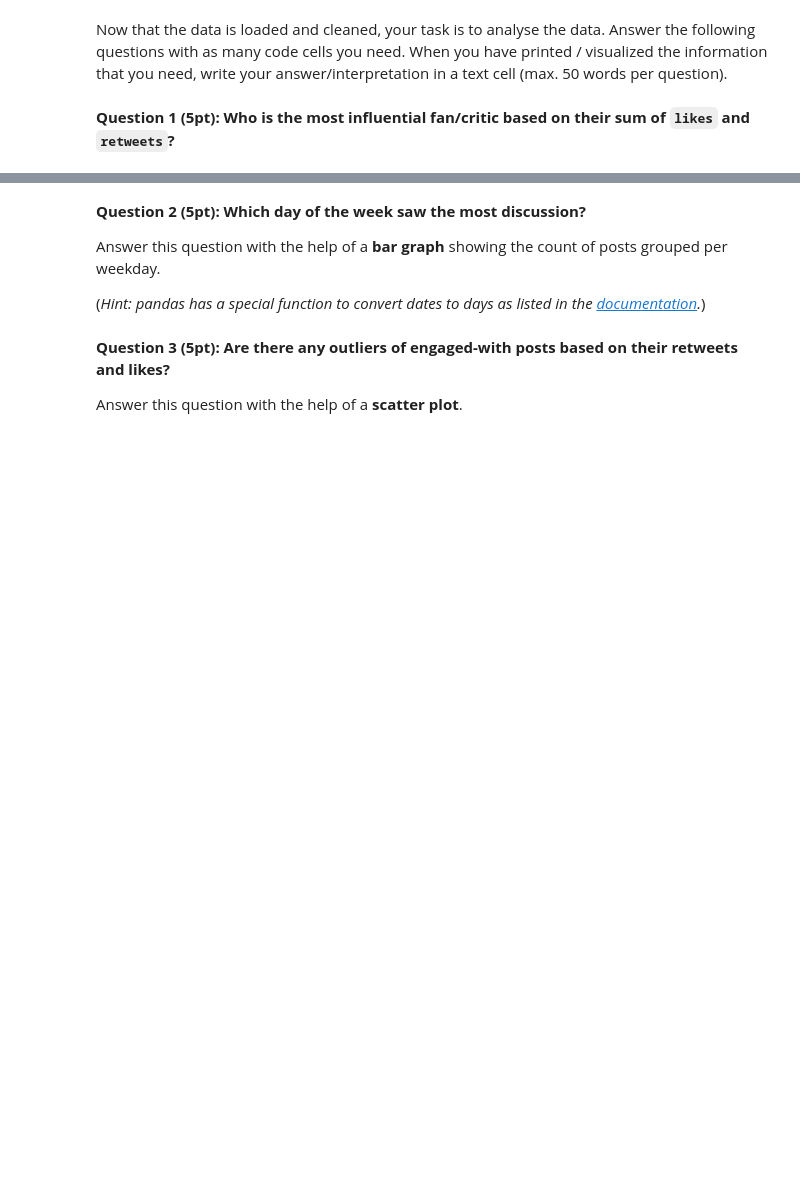
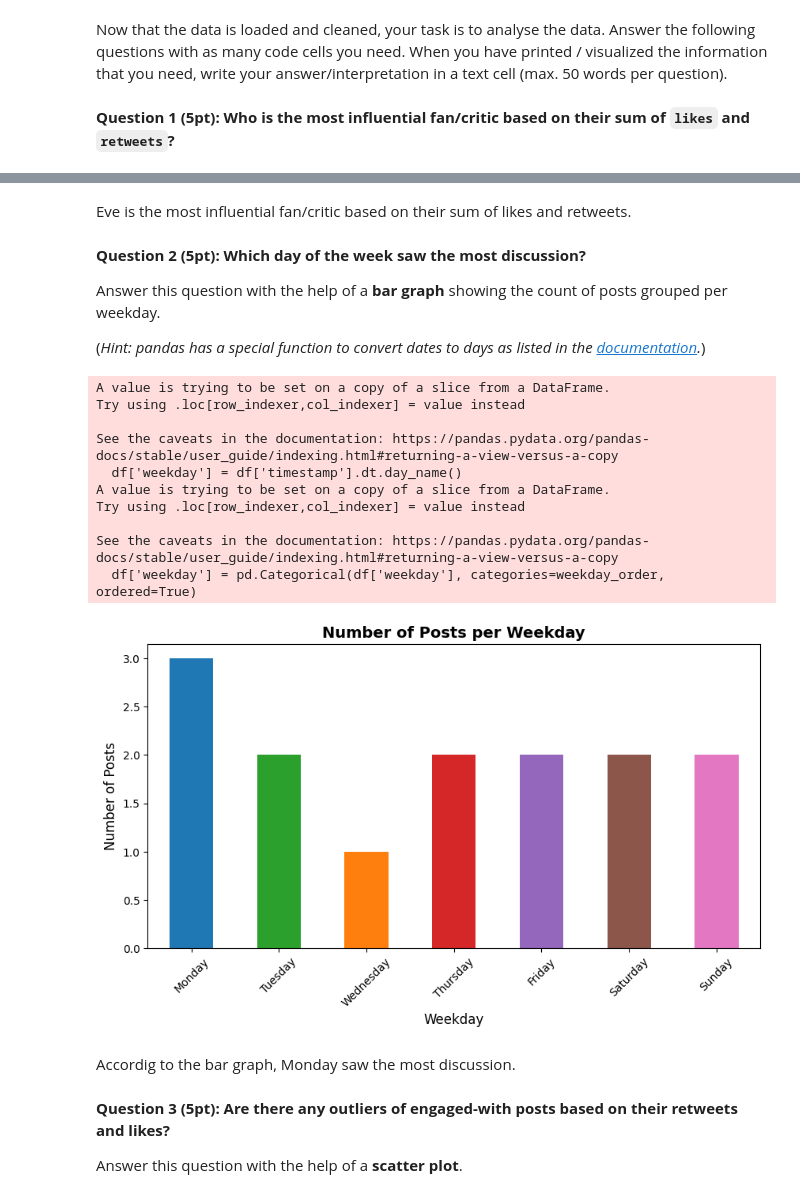
Before and after one commit to onni-Q/individual-miniproject, a Jupyter notebook: Individual_Miniproject.ipynb, the cells around one changed output, grey strips where cells are left out. Cells and saved outputs as stored; diff of their text form; code cells hidden in the pictures; blank space fills up the shorter version.

```diff
--- a/Individual_Miniproject.ipynb
+++ b/Individual_Miniproject.ipynb
@@ -418,0 +424,3 @@ Please add all the code in the next cell or create as many new cells as you want
+# %%
+df = df.dropna(subset=['post_text'])
+df
@@ -418,0 +443,3 @@ Please add all the code in the next cell or create as many new cells as you want
+# %%
+df['retweets'] = df['retweets'].fillna(df['retweets'].median())
+df
@@ -418,0 +467,3 @@ Please add all the code in the next cell or create as many new cells as you want
+# %%
+df['timestamp'] = pd.to_datetime(df['timestamp'])
+df.info()
@@ -420,3 +491,6 @@ Please add all the code in the next cell or create as many new cells as you want
 Now that the data is loaded and cleaned, your task is to analyse the data. Answer the following questions with as many code cells you need. When you have printed / visualized the information that you need, write your answer/interpretation in a text cell (max. 50 words per question).
 # %% [markdown]
 **Question 1 (5pt): Who is the most influential fan/critic based on their sum of `likes` and `retweets`?**
+# %%
+df['influential'] = df['likes'] + df['retweets']
+df.sort_values('influential', ascending=False).head()
@@ -423,9 +509,40 @@ Now that the data is loaded and cleaned, your task is to analyse the data. Answe
+# %% [markdown]
+Eve is the most influential fan/critic based on their sum of likes and retweets.
 # %% [markdown]
 **Question 2 (5pt): Which day of the week saw the most discussion?**
 
 Answer this question with the help of a **bar graph** showing the count of posts grouped per weekday.
 
 (*Hint: pandas has a special function to convert dates to days as listed in the [documentation](https://pandas.pydata.org/docs/reference/api/pandas.Series.dt.day_name.html).*)
+# %%
+df['weekday'] = df['timestamp'].dt.day_name()
+
+weekday_order = ['Monday', 'Tuesday', 'Wednesday', 'Thursday', 'Friday', 'Saturday', 'Sunday']
+
+df['weekday'] = pd.Categorical(df['weekday'], categories=weekday_order, ordered=True)
+posts_per_day = df['weekday'].value_counts().sort_index()
+
+posts_per_day.plot(kind='bar',color=['#1f77b4', '#2ca02c', '#ff7f0e', '#d62728', '#9467bd', '#8c564b', '#e377c2'],figsize=(10,5))
+
+plt.title('Number of Posts per Weekday', fontsize=14, fontweight='bold')
+plt.xlabel('Weekday', fontsize=12)
+plt.ylabel('Number of Posts', fontsize=12)
+plt.xticks(rotation=45)
+plt.show()
+# %% [output]
+A value is trying to be set on a copy of a slice from a DataFrame.
+Try using .loc[row_indexer,col_indexer] = value instead
+
+See the caveats in the documentation: https://pandas.pydata.org/pandas-docs/stable/user_guide/indexing.html#returning-a-view-versus-a-copy
+  df['weekday'] = df['timestamp'].dt.day_name()
+A value is trying to be set on a copy of a slice from a DataFrame.
+Try using .loc[row_indexer,col_indexer] = value instead
+
+See the caveats in the documentation: https://pandas.pydata.org/pandas-docs/stable/user_guide/indexing.html#returning-a-view-versus-a-copy
+  df['weekday'] = pd.Categorical(df['weekday'], categories=weekday_order, ordered=True)
+[figure, added]
+# %% [markdown]
+Accordig to the bar graph, Monday saw the most discussion.
 # %% [markdown]
 **Question 3 (5pt): Are there any outliers of engaged-with posts based on their retweets and likes?**
 
```
Also changed, not shown: parts of 14 cells of this notebook.
